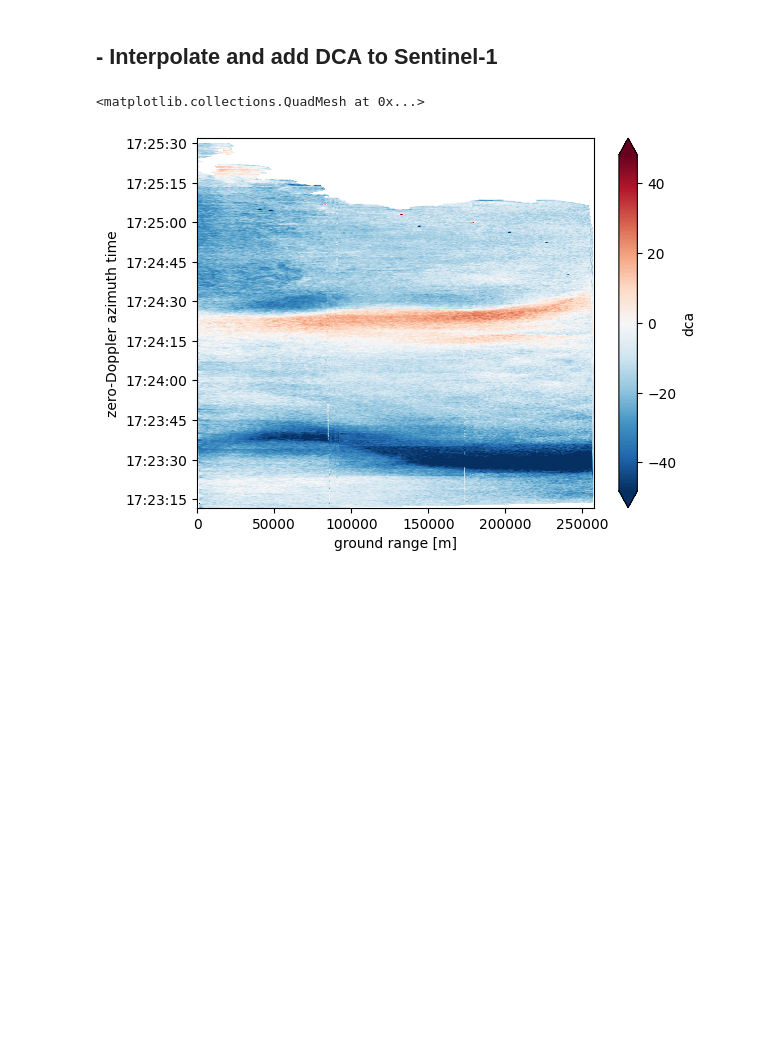
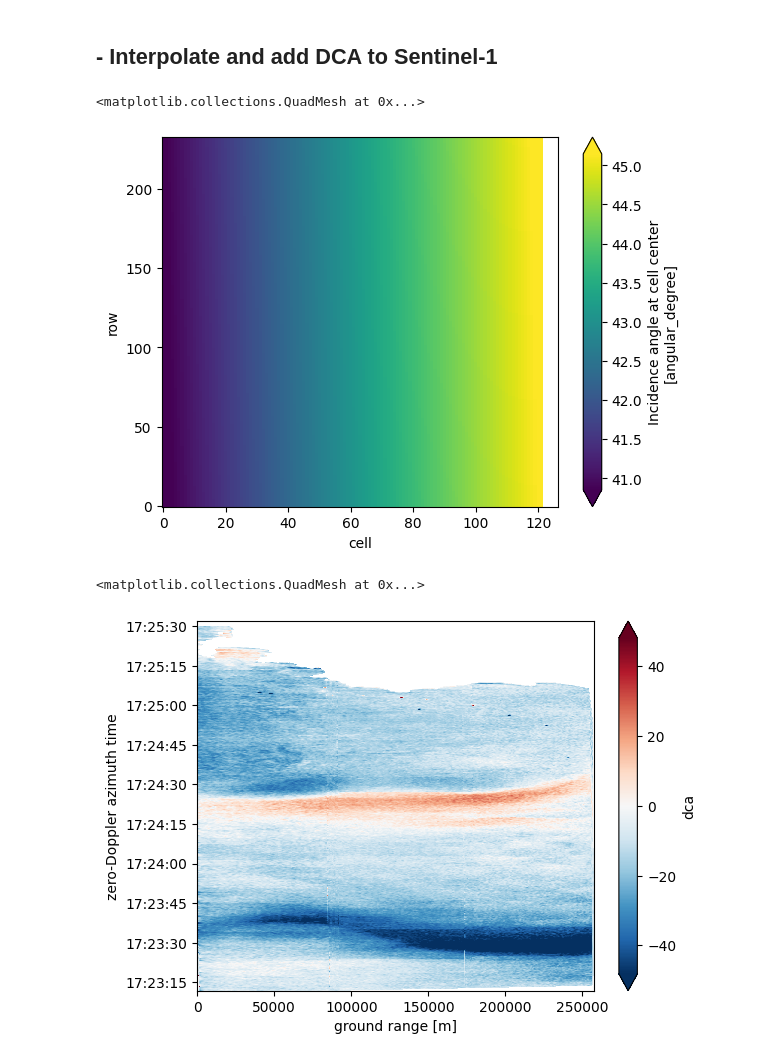
Before and after one commit to owenodriscoll/DopSCA_leakage, a Jupyter notebook: Sentinel1_analyses/add_dca_sentinel1.ipynb, the cells around one changed output. Saved outputs shown, nothing was run; the diff lists cells and outputs as text; code cells hidden in the pictures; blank space fills up the shorter version.

```diff
--- a/Sentinel1_analyses/add_dca_sentinel1.ipynb
+++ b/Sentinel1_analyses/add_dca_sentinel1.ipynb
@@ -78,6 +94,11 @@ Loading nearest ERA5 point w.r.t. observation from ERA5 file: era5_winds/era5_20
 obj_copy = copy.deepcopy(observation)
 # %% [markdown]
 ## - Interpolate and add DCA to Sentinel-1
+# %%
+xr.open_dataset(files_dca[0]).incidence_angle.isel(swath = 2).plot(robust = True)
+# %% [output]
+<matplotlib.collections.QuadMesh at 0x...>
+[figure, added]
 # %%
 dca_interp = DCA(filenames=files_dca,
     latitudes=obj_copy.S1_file.latitude.values,
```
Also changed, not shown: parts of 8 cells of this notebook, 2 other files.
